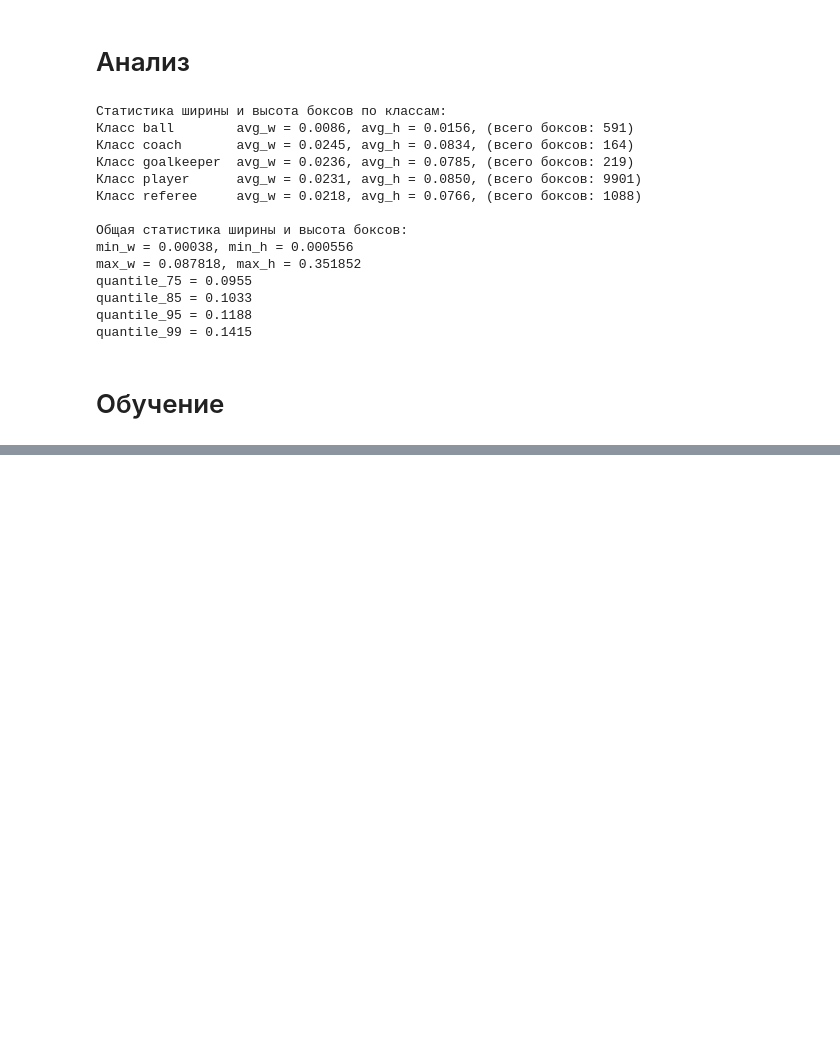
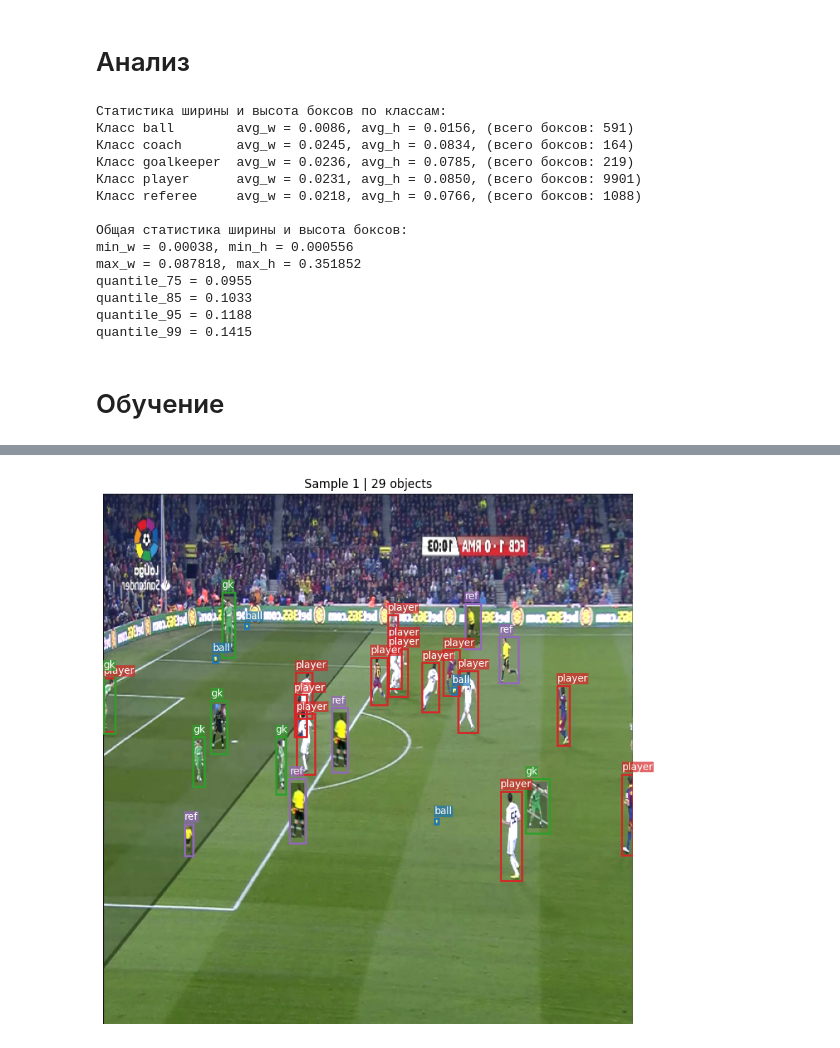
Before and after one commit to Klowest/DesigningNN-project, a Jupyter notebook: model/analysis_training.ipynb, the cells around one changed output, grey strips where cells are left out. Drawn from its saved outputs; the diff is of its cells as text; code cells hidden in the pictures; blank space fills up the shorter version.

```diff
--- a/model/analysis_training.ipynb
+++ b/model/analysis_training.ipynb
@@ -274,3 +614,71 @@ def validate_one_epoch(model, dataloader, loss_fn, device, imgsz=640):
+# %%
+import matplotlib.pyplot as plt
+from matplotlib.patches import Rectangle
+import numpy as np
+import torch
+
+def visualize_sample(dataset, idx=0, class_names=None):
+    img, targets = dataset[idx]  # torch.Tensor
+
+    # 1. Приведём изображение к [H, W, C], [0, 255], uint8 для визуализации
+    if isinstance(img, torch.Tensor):
+        img = img.permute(1, 2, 0).cpu().numpy()  # [H, W, C]
+    # img сейчас в [0,1] → переводим в [0,255]
+    img_vis = (img * 255).astype(np.uint8)
+
+    # 2. targets: [N, 5] = [cls, x, y, w, h] — нормализованные
+    if isinstance(targets, torch.Tensor):
+        targets = targets.cpu().numpy()
+
+    H, W = img_vis.shape[:2]
+
+    # 3. Визуализация
+    fig, ax = plt.subplots(1, figsize=(12, 8))
+    ax.imshow(img_vis)
+    ax.axis('off')
+
+    # Цвета для классов
+    colors = plt.cm.tab10(np.linspace(0, 1, 10))
+
+    for target in targets:
+        if len(target) == 0:
+            continue
+        cls_id, x, y, w, h = target
+
+        # Денормализуем bbox
+        cx, cy = x * W, y * H
+        bw, bh = w * W, h * H
+        x1 = cx - bw / 2
+        y1 = cy - bh / 2
+
+        # Выбираем цвет по cls_id
+        color = colors[int(cls_id) % len(colors)]
+
+        # Рисуем прямоугольник
+        rect = Rectangle(
+            (x1, y1), bw, bh,
+            linewidth=2, edgecolor=color, facecolor='none'
+        )
+        ax.add_patch(rect)
+
+        # Подпись
+        label = class_names[int(cls_id)] if class_names else f"cls{int(cls_id)}"
+        ax.text(
+            x1, y1 - 5, label,
+            color='white', fontsize=10,
+            bbox=dict(facecolor=color, alpha=0.7, edgecolor='none', pad=0.5)
+        )
+
+    plt.title(f"Sample {idx} | {len(targets)} objects")
+    plt.tight_layout()
+    plt.show()
+    return fig
+
+# Используем:
+class_names = {0: 'ball', 1: 'coach', 2: 'gk', 3: 'player', 4: 'ref'}
+res = visualize_sample(train_dataset, idx=1, class_names=class_names)
+# %% [output]
+[figure, added]
 # %%
 from detection_loss import detection_loss
 from yolo_model import create_yolo_model
```
Also changed, not shown: parts of 12 cells of this notebook, 4 other files.
